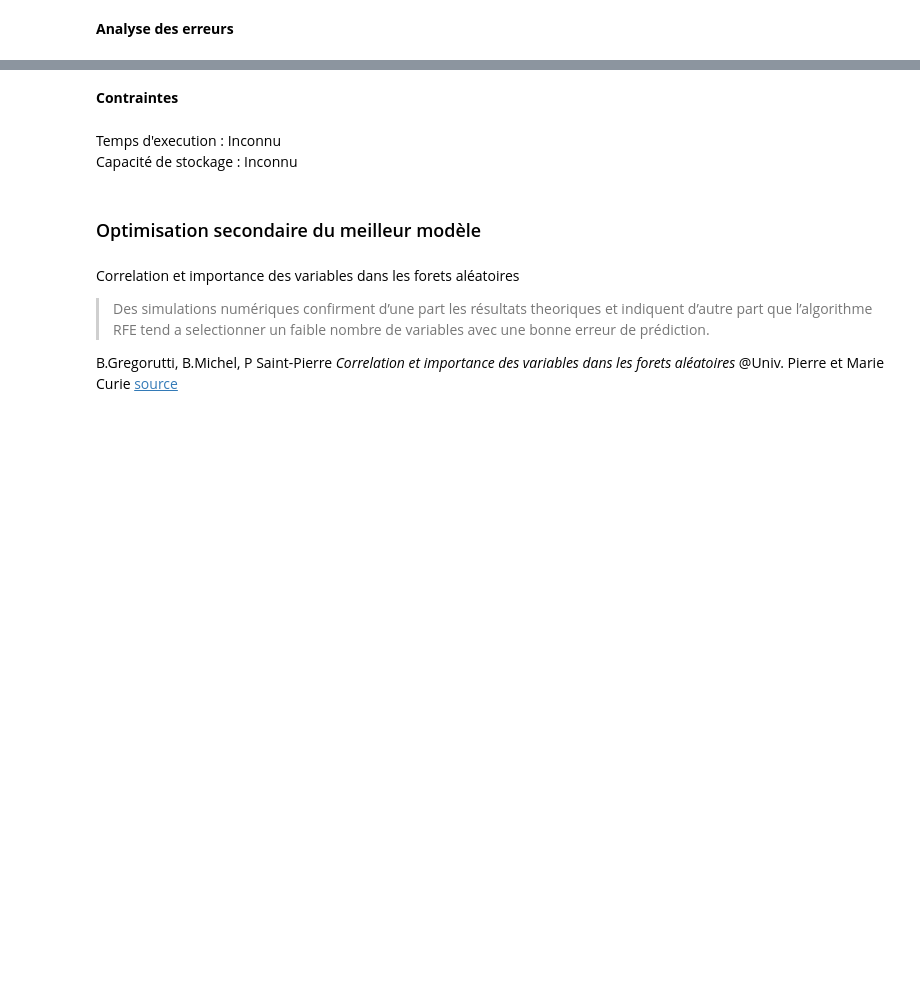
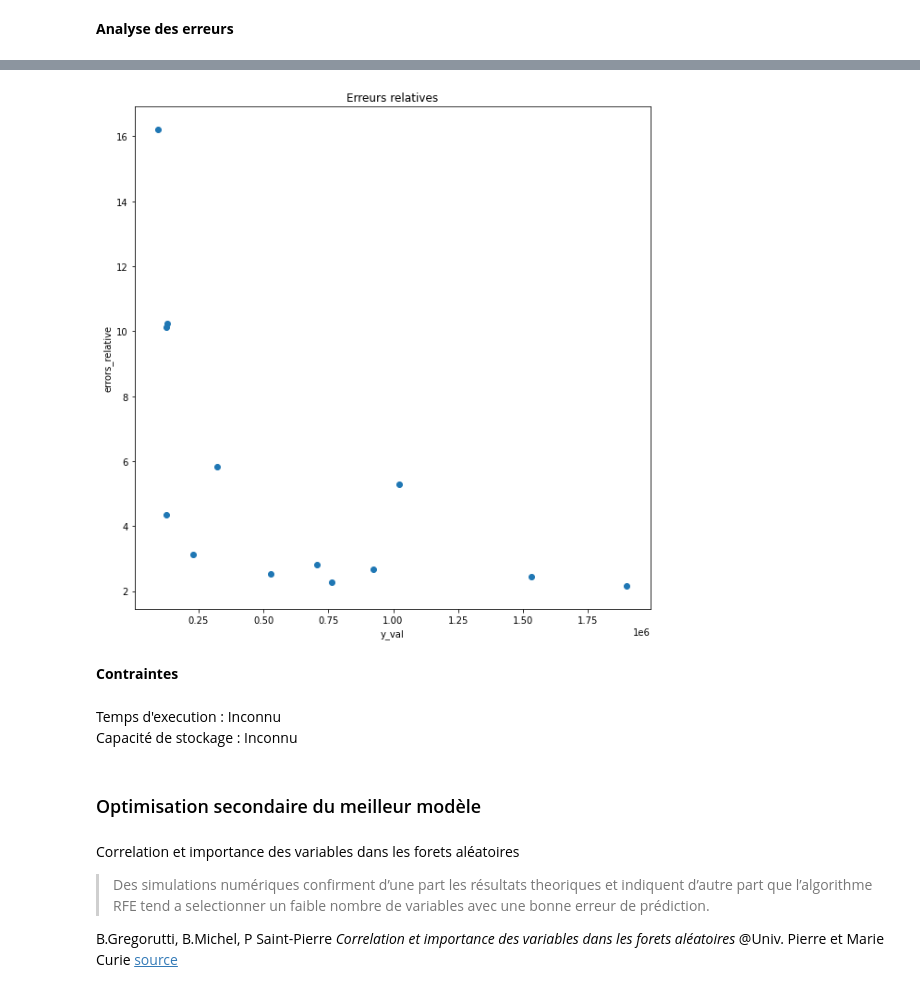
Before and after one commit to Loridan/openclassrooms-iml-projects, a Jupyter notebook: project3/P03_02_notebook_modelisation.ipynb, the cells around one changed output, grey strips where cells are left out. Drawn from its saved outputs; the diff is of its cells as text; code cells hidden in the pictures; blank space fills up the shorter version.

```diff
--- a/project3/P03_02_notebook_modelisation.ipynb
+++ b/project3/P03_02_notebook_modelisation.ipynb
@@ -664,12 +719,14 @@ plt.show()
 # %%
 fig, ax = plt.subplots(figsize=(10,10))
 
-ax.scatter(y_val, df_errors_val['errors_relative'])
+ax.scatter(df_errors_val['y_true'], df_errors_val['errors_relative'])
 plt.xlabel('y_val')
 plt.ylabel('errors_relative')
 plt.title('Erreurs relatives')
 
 plt.show()
+# %% [output]
+[figure, added]
 # %% [markdown]
 **Contraintes**
 # %% [markdown]
```
Also changed, not shown: parts of 23 cells of this notebook, 4 other files.
